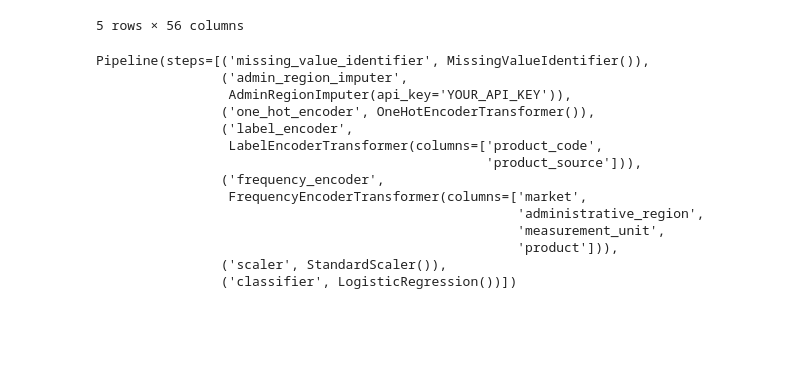
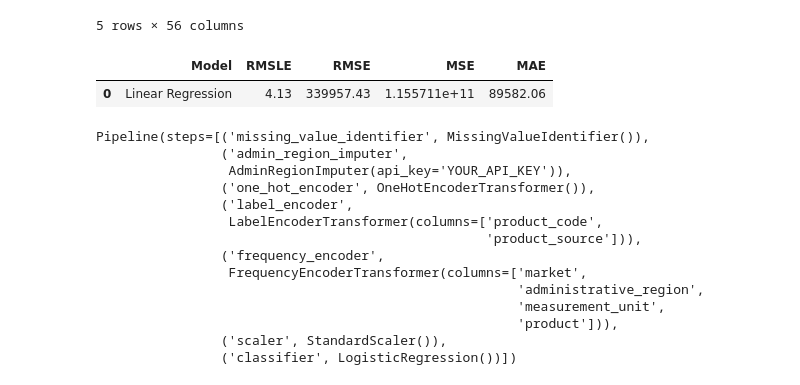
Before and after one commit to rasmodev/Staple-Food-and-Fuel-Price-Prediction-in-Africa, a Jupyter notebook: Staple_Food_Price_Prediction.ipynb, the cells around one changed output. Cells and saved outputs as stored; diff of their text form; code cells hidden in the pictures; blank space fills up the shorter version.

Commit message:
Training the ML Models

```diff
--- a/Staple_Food_Price_Prediction.ipynb
+++ b/Staple_Food_Price_Prediction.ipynb
@@ -1888,3 +1888,26 @@ X_eval_final.head()
 # %%
 # Initialize the results dataframe
 results_df = pd.DataFrame(columns=['Model', 'RMSLE', 'RMSE', 'MSE', 'MAE'])
+# %%
+# Model 1: Linear Regression
+lr_model = LinearRegression()
+lr_model.fit(X_train_final, y_train)
+lr_predictions = lr_model.predict(X_eval_final)
+
+lr_mse = mean_squared_error(y_eval, lr_predictions)
+lr_mae = mean_absolute_error(y_eval, lr_predictions)
+y_eval_abs = abs(y_eval)
+lr_predictions_abs = abs(lr_predictions)
+lr_rmsle = np.sqrt(mean_squared_log_error(y_eval_abs, lr_predictions_abs))
+
+results_lr = pd.DataFrame({'Model': ['Linear Regression'],
+                            'RMSLE': [lr_rmsle],
+                            'RMSE': [np.sqrt(lr_mse)],
+                            'MSE': [lr_mse],
+                            'MAE': [lr_mae]}).round(2)
+
+# Print the results_lr dataframe
+results_lr
+# %% [output]
+|  | Model | RMSLE | RMSE | MSE | MAE |
+| 0 | Linear Regression | 4.13 | 339957.43 | 1.155711e+11 | 89582.06 |
```
Also changed, not shown: parts of 7 cells of this notebook.
